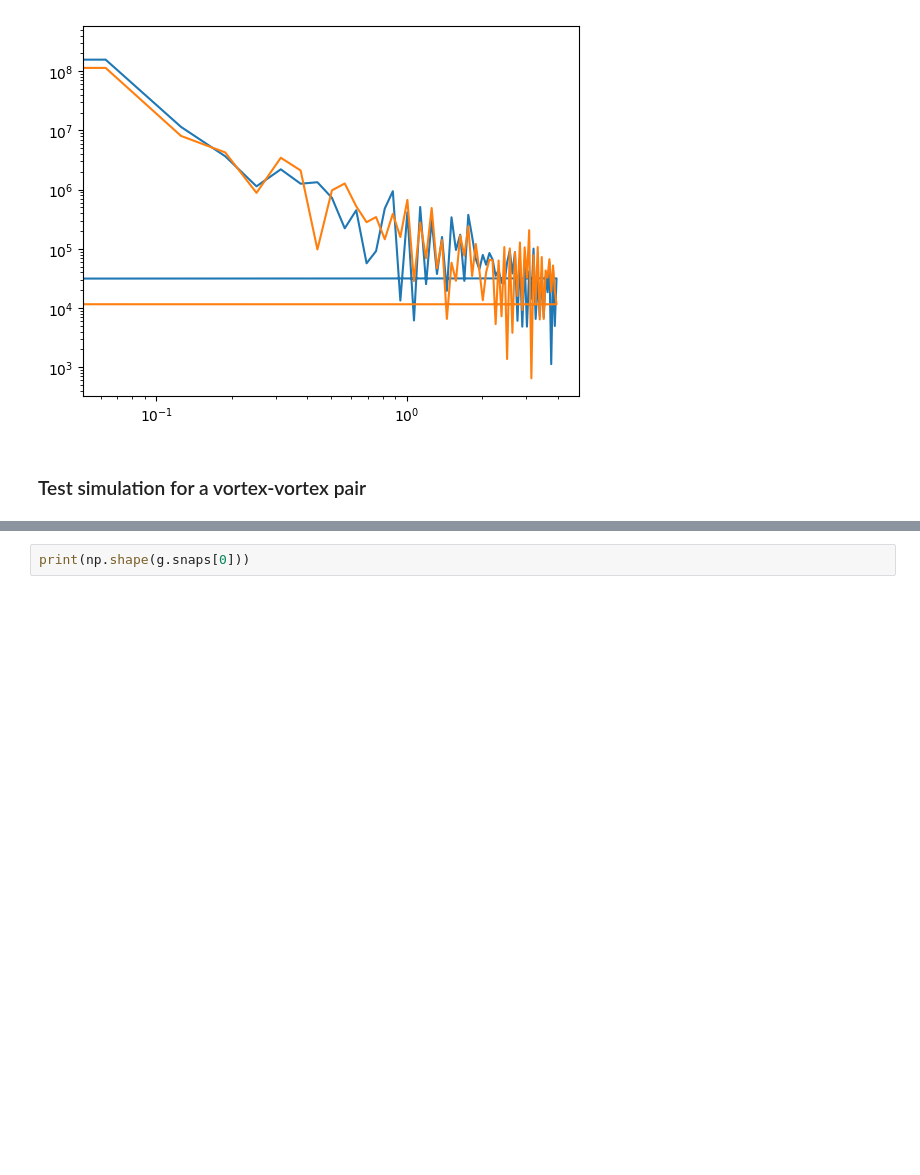
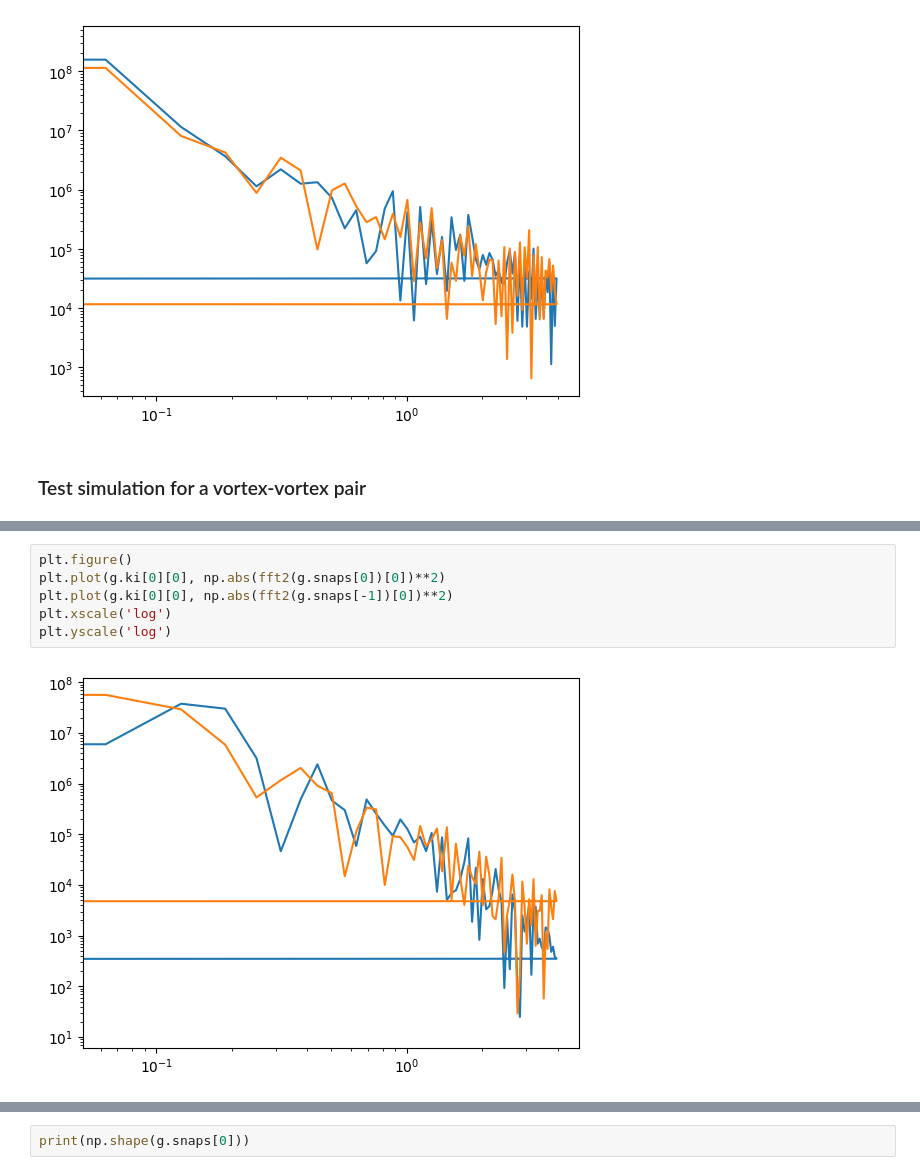
Before and after one commit to easuit24/BECs2, a Jupyter notebook: antivnumericstest.ipynb, the cells around one changed output, grey strips where cells are left out. Cells and saved outputs as stored; diff of their text form; blank space fills up the shorter version.

```diff
--- a/antivnumericstest.ipynb
+++ b/antivnumericstest.ipynb
@@ -44,0 +55,8 @@ T:  0.8085179925372403
+# %%
+plt.figure()
+plt.plot(g.ki[0][0], np.abs(fft2(g.snaps[0])[0])**2)
+plt.plot(g.ki[0][0], np.abs(fft2(g.snaps[-1])[0])**2)
+plt.xscale('log')
+plt.yscale('log')
+# %% [output]
+[figure, added]
```
Also changed, not shown: parts of 10 cells of this notebook, 3 other files.
